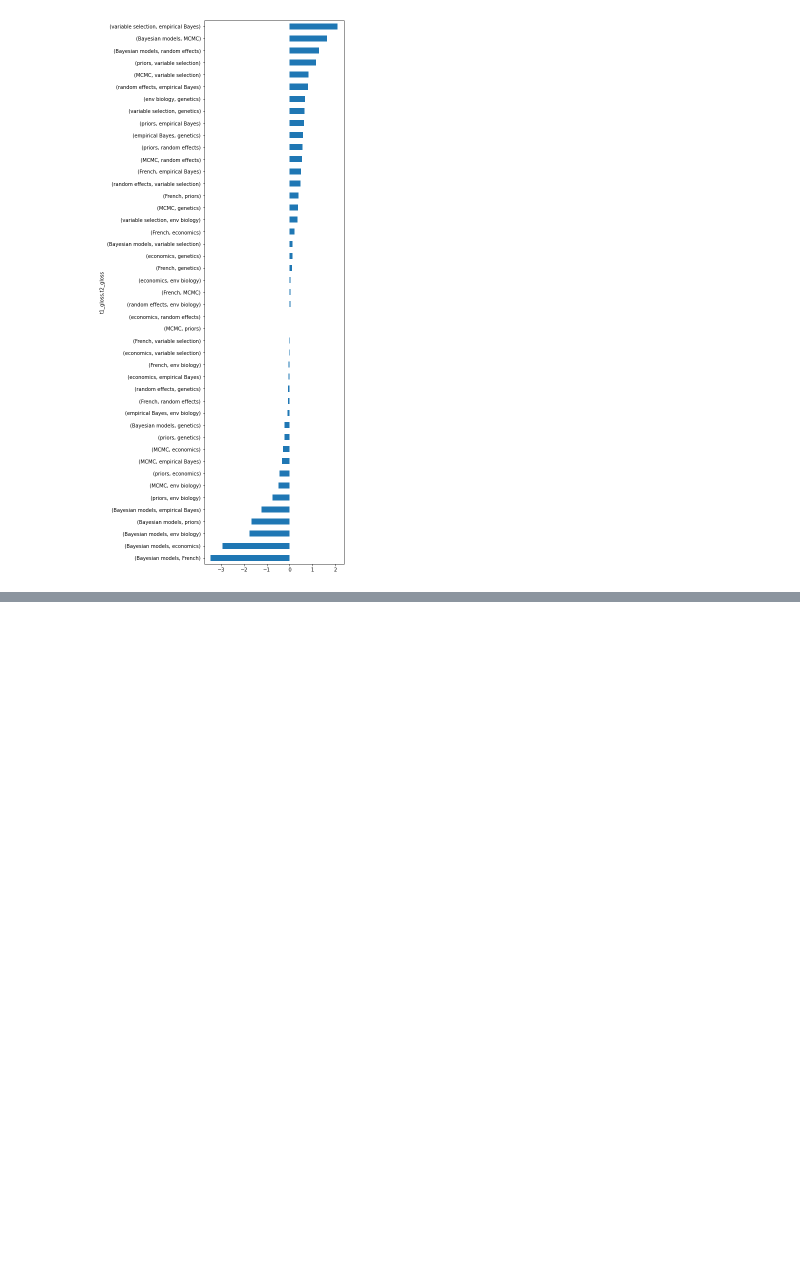
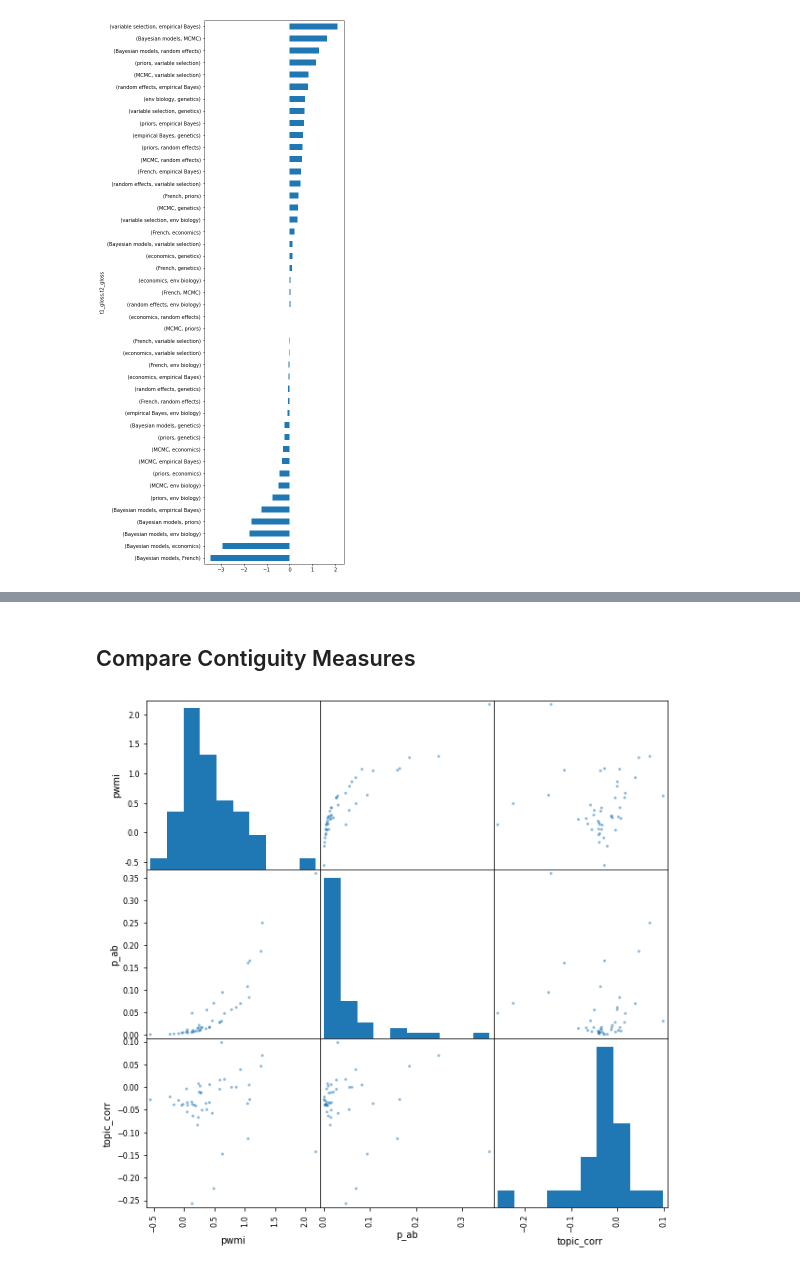
Before and after one commit to ontoligent/TAPI_Topic_Models, a Jupyter notebook: 04-TopicContiguity.ipynb, the cells around one changed output, grey strips where cells are left out. Drawn from its saved outputs; the diff is of its cells as text; code cells hidden in the pictures; blank space fills up the shorter version.

Commit message:
Added contiguity measure comparisons

```diff
--- a/04-TopicContiguity.ipynb
+++ b/04-TopicContiguity.ipynb
@@ -110,0 +120,6 @@ show_graph(.7)
+# %%
+N = THETA.shape[0]
+# %%
+topic_pairs['p_ab'] = topic_pairs.apply(lambda x:
+                                        THETA_BOOL[(THETA[x.name[0]] > tw_thresh)
+                                        & (THETA[x.name[1]] > tw_thresh)].shape[0] / N, 1)
@@ -110,0 +145,17 @@ show_graph(.7)
+# %%
+def pwmi(p_a, p_b, p_ab, norm=.000001):
+    """Computes the adjusted point-wise mutual information of two items (a and b)
+    that appear in container vectors of some kind, e.g. items in a shopping
+    basket."""
+    # if p_ab == 0: p_ab = .000001  # To pr event craziness in prob calcs
+    p_ab += norm
+    i_ab = math.log2(p_ab / (p_a * p_b))  # Raw
+    try:
+        i_ab = i_ab / (math.log2(p_ab) * -1)  # Adjusted
+    except ZeroDivisionError:
+        i_ab = 0
+    return i_ab
+# %%
+topic_pairs['pwmi'] = topic_pairs.apply(lambda x: pwmi(TOPICS.loc[x.name[0]].p,
+                                                       TOPICS.loc[x.name[1]].p,
+                                                      x.p_ab), 1)
@@ -110,0 +185,6 @@ show_graph(.7)
+# %% [markdown]
+## Compare Contiguity Measures
+# %%
+pd.plotting.scatter_matrix(topic_pairs[['pwmi','p_ab','topic_corr']], figsize=(10,10));
+# %% [output]
+[figure, added]
```
Also changed, not shown: parts of 21 cells of this notebook, 2 other files.
